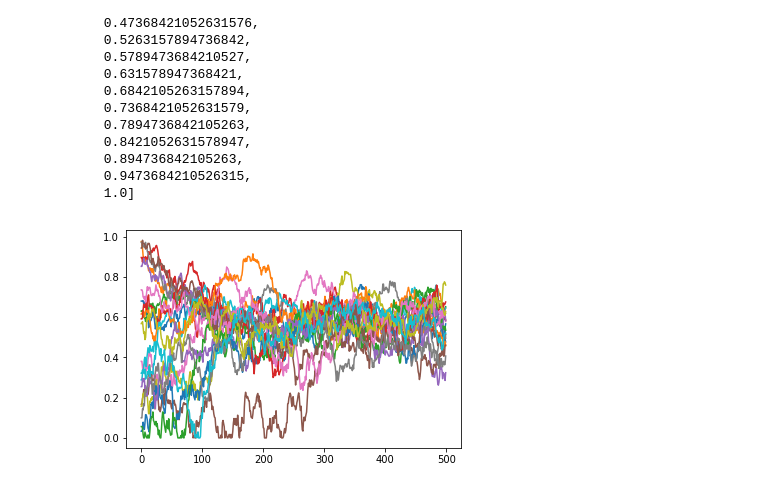
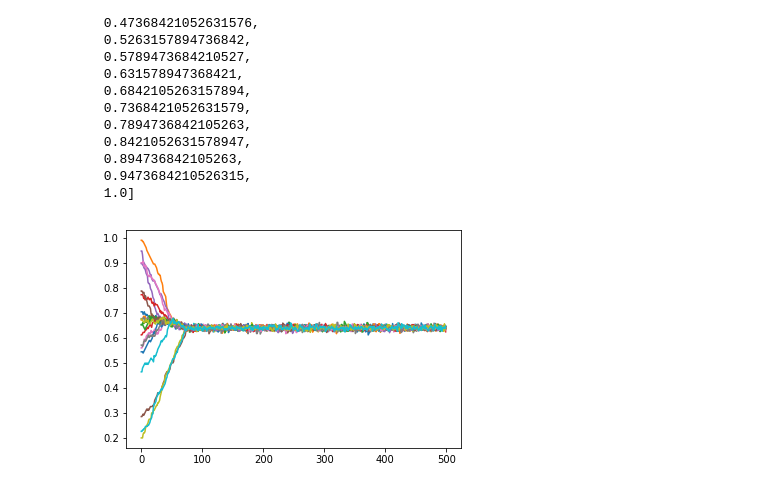
Before and after one commit to rodenmonte/MesaOpinionGame, a Jupyter notebook: Opinions.ipynb, the cells around one changed output. Cells and saved outputs as stored; diff of their text form; code cells hidden in the pictures.

```diff
--- a/Opinions.ipynb
+++ b/Opinions.ipynb
@@ -11,7 +11,7 @@ import time
 start = time.clock()
 # %%
 models = []
-num_models = 10
+num_models = 50
 #potential_values = np.linspace(0, 1, num_models)
 for i in range(num_models):
     nsteps=200
@@ -144,8 +178,8 @@ linspaced
  1.0]
 # %%
 
-tau = 1
-while tau > .7:
+tau = .5
+while tau > .4:
     models = []
     num_models = 1
     #potential_values = np.linspace(0, 1, num_models)
@@ -162,32 +196,32 @@ while tau > .7:
         #neighbors = degree_connected(nagents, 1) #the second parameter ranges from 0 to 1, generates graphs of varying degrees of connectedness.
         linspaced = np.linspace(0, 1, nagents).tolist()
         #opinions = [[i] for i in linspaced]
         opinions = [[np.random.rand()] for i in range(nagents)]
         #Also try potentials.tent(.5), potentials.tent(.3, .7), potentials.gaussian(), potentials.simple()...
         pots = [potentials.tent(tau) for i in range(nagents)]
         coupling = [[1]]
         model = OpinionModel(nagents, neighbs, opinions, pots, coupling, 'pairwise')
         models.append(model)
     for model in models:
         model.ALPHA = .005
         model.run(nsteps)
     agent_opinions = []
     for model in models:
         agent_opinion = model.datacollector.get_agent_vars_dataframe()
         agent_opinions.append(agent_opinion)
     x=agent_opinions[0].Opinion0.as_matrix().reshape((nsteps, nagents))
     plt.plot(x)
     from analysis import opinions_clusters
     from analysis import num_clusters
     sum = 0
     for i in range(num_models):
         for j in range(len(opinions[0])):
             #print("Model %d Opinion %d:" % (i, j))
             #print(num_clusters(models[i], .4)[j])
             sum += num_clusters(models[i], .4)[j]
 
     #print(sum)
     #print("average: %f for tau: %f" %(float(sum) / float(num_models), tau))
-    tau = .5
+    tau = .4
 # %% [output]
-[figure, old version]
+[figure, new version]
```
Also changed, not shown: parts of 4 cells of this notebook, 2 other files.
